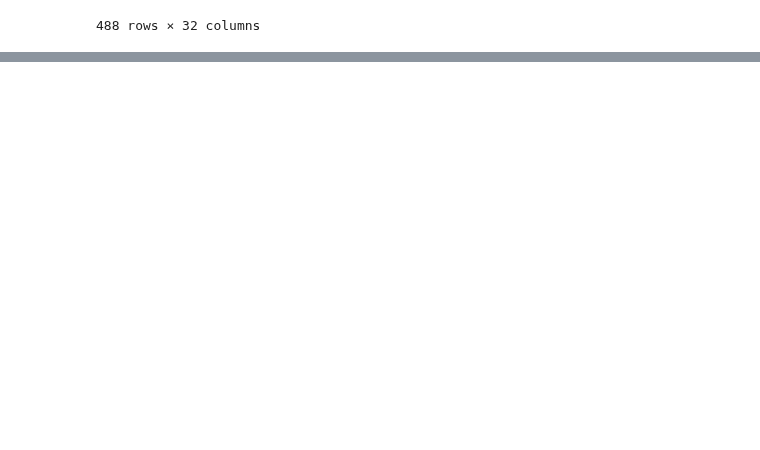
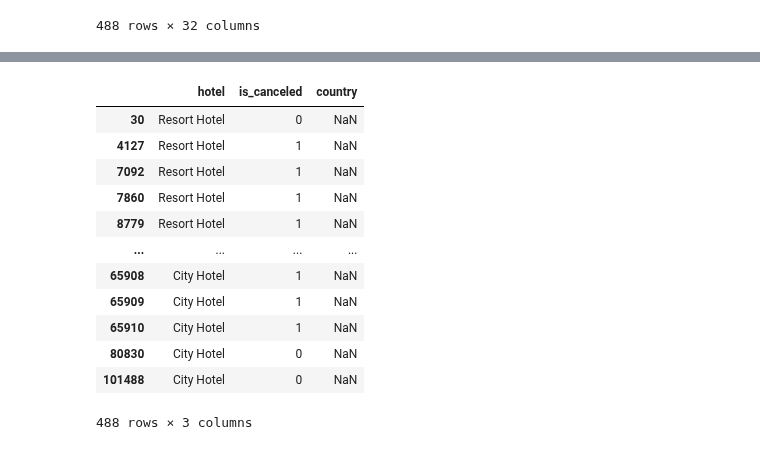
Before and after one commit to tmiller0335/Mod_2, a Jupyter notebook: Week_1/Data_Cleaning_with_Python.ipynb, the cells around one changed output, grey strips where cells are left out. Drawn from its saved outputs; the diff is of its cells as text; code cells hidden in the pictures; blank space fills up the shorter version.

```diff
--- a/Week_1/Data_Cleaning_with_Python.ipynb
+++ b/Week_1/Data_Cleaning_with_Python.ipynb
@@ -105,0 +114,16 @@ For example, when doing 'df[col].method(value, inplace=True)', try using 'df.met
+# %%
+hotel_bookings[hotel_bookings['country'].isna()][['hotel', 'is_canceled', 'country']]
+# %% [output]
+|  | hotel | is_canceled | country |
+| 30 | Resort Hotel | 0 | NaN |
+| 4127 | Resort Hotel | 1 | NaN |
+| 7092 | Resort Hotel | 1 | NaN |
+| 7860 | Resort Hotel | 1 | NaN |
+| 8779 | Resort Hotel | 1 | NaN |
+| ... | ... | ... | ... |
+| 65908 | City Hotel | 1 | NaN |
+| 65909 | City Hotel | 1 | NaN |
+| 65910 | City Hotel | 1 | NaN |
+| 80830 | City Hotel | 0 | NaN |
+| 101488 | City Hotel | 0 | NaN |
+488 rows × 3 columns
```
Also changed, not shown: parts of 11 cells of this notebook.
